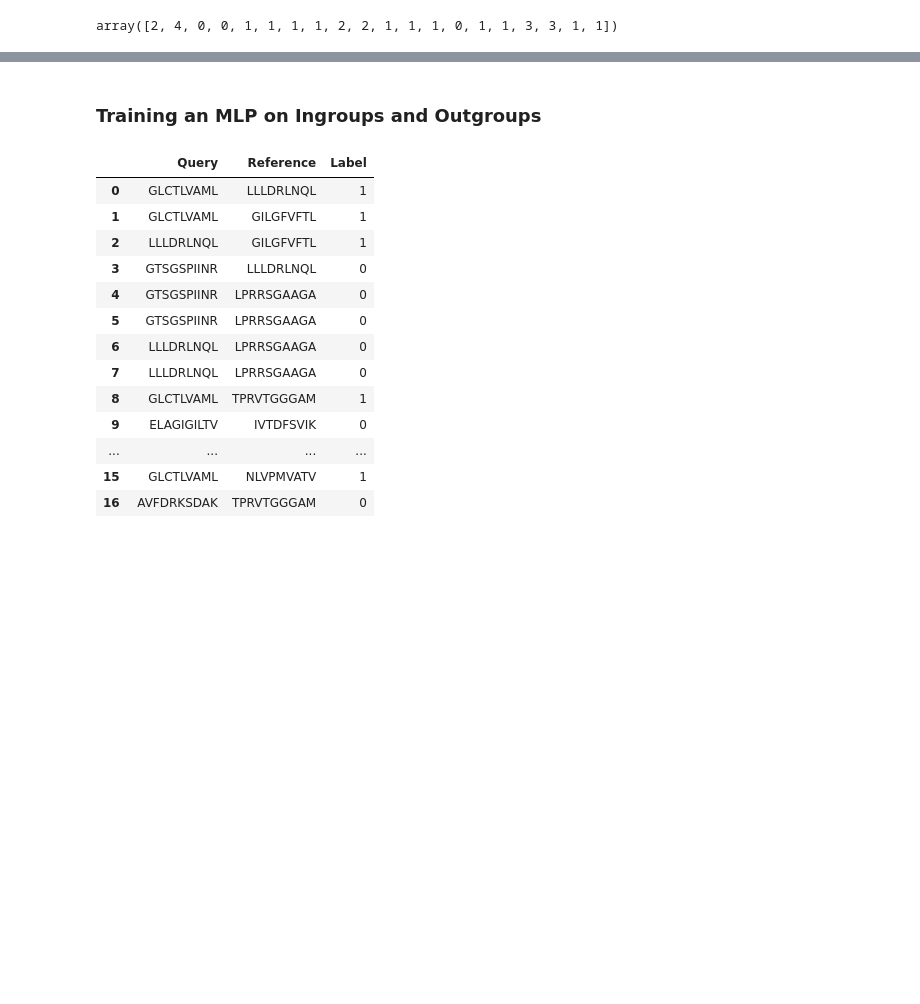
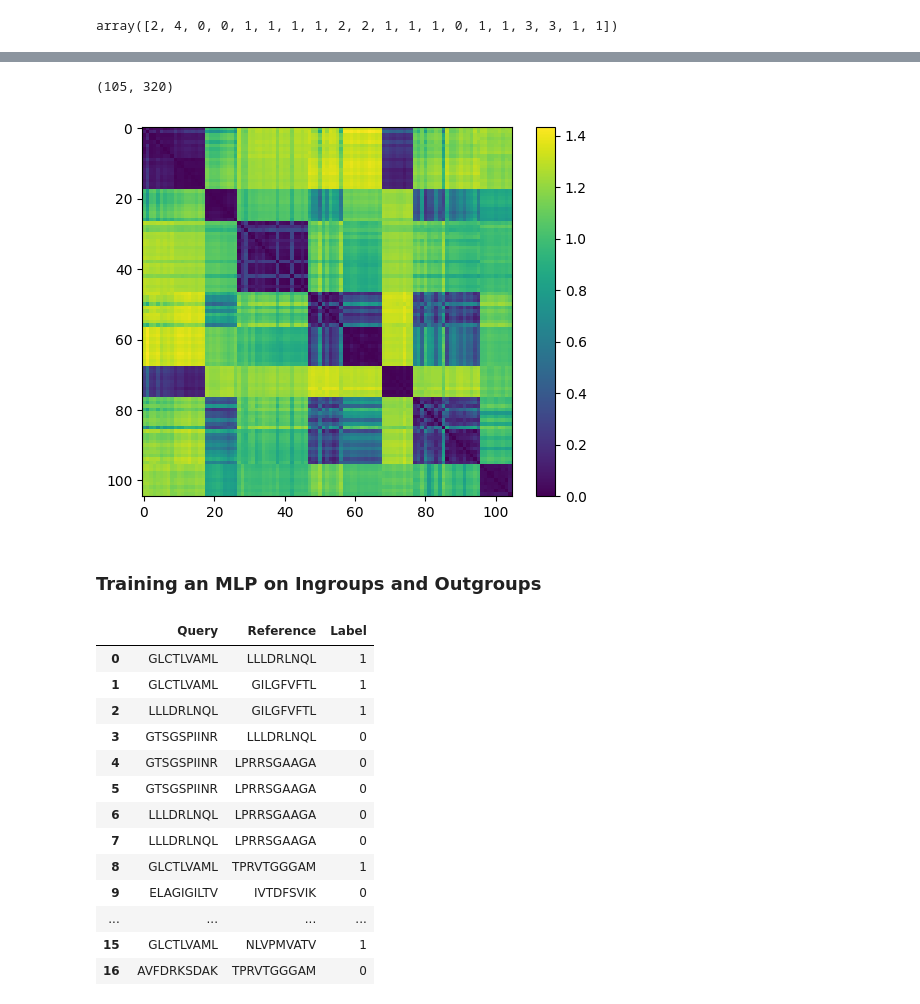
Before and after one commit to pirl-unc/ace, a Jupyter notebook: notebooks/sequence_properties.ipynb, the cells around one changed output, grey strips where cells are left out. Drawn from its saved outputs; the diff is of its cells as text; code cells hidden in the pictures; blank space fills up the shorter version.

```diff
--- a/notebooks/sequence_properties.ipynb
+++ b/notebooks/sequence_properties.ipynb
@@ -964,0 +950,5 @@ See the caveats in the documentation: https://pandas.pydata.org/pandas-docs/stab
+# %%
+random_df = sample_df[['Epitope', 'Allele']]
+random_df = random_df.drop_duplicates(inplace=False)
+random_df['Binding'] = np.random.choice([0, 1], size=len(random_df), p=[0.5, 0.5])
+random_df
@@ -965,3 +997,40 @@ See the caveats in the documentation: https://pandas.pydata.org/pandas-docs/stab
+# %%
+alanine_scan_df=alanine_scan(random_df)
+alanine_scan_df['Peptide_ID'] = [f'peptide_{i}' for i in range(len(alanine_scan_df))]
+# %%
+def embed_sequences(sequences, model, tokenizer, representation='last_hidden_state'):
+        """Calculate embeddings for a list of sequences"""
+        # Tokenize sequences
+        tokenized = tokenizer(list(sequences), padding=True, return_tensors='pt')
+
+        # Get embeddings
+        with torch.no_grad():
+            output = model.forward(tokenized)[:,-1]
+            embeddings = output.cpu().numpy()
+
+        assert len(embeddings) == len(sequences)
+        return embeddings
+
+embedding_array = embed_sequences(alanine_scan_df['Epitope'], model, tokenizer=ESM2_TOKENIZER)
+embedding_array.shape
+# %% [output]
+(105, 320)
+# %%
+from scipy.spatial.distance import cdist
+def generate_distance_heatmap(embeddings_array, distance_fxn='euclidean'):
+    """
+    Given a 2-D embeddings array. Generate a heatmap
+    that displays the euclidean or cosine
+    distance between each of the arrays.
+    """
+    distances = cdist(embeddings_array, embeddings_array, metric=distance_fxn)
+    plt.imshow(distances)
+    plt.colorbar()
+    plt.show()
+# %%
+generate_distance_heatmap(embedding_array, 'cosine')
+# %% [output]
+[figure, added]
 # %% [markdown]
 ### Training an MLP on Ingroups and Outgroups
 # %%
```
Also changed, not shown: parts of 11 cells of this notebook, 2 other files.
